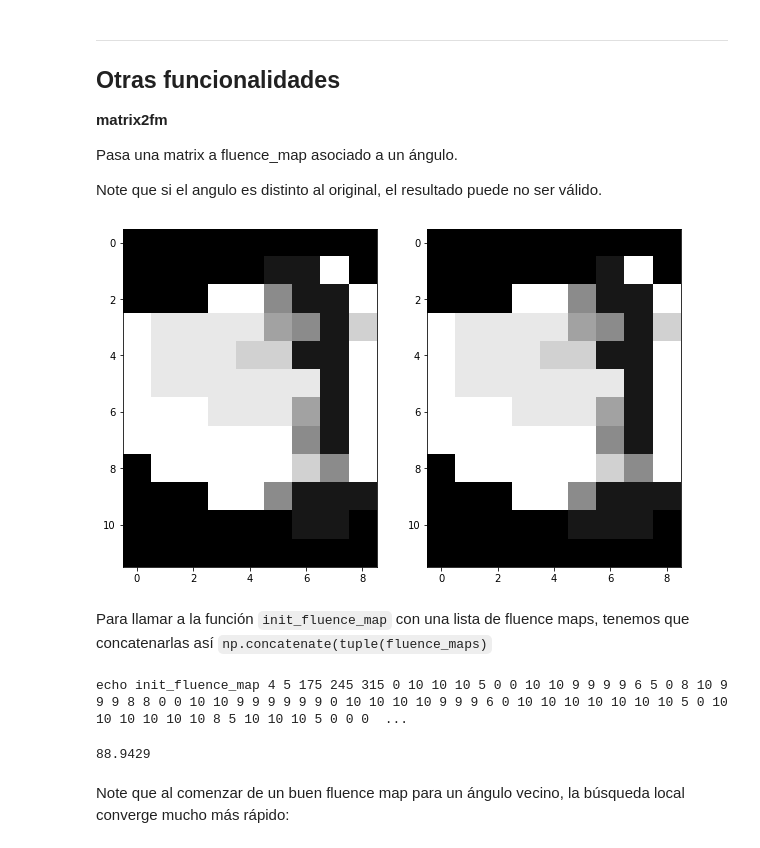
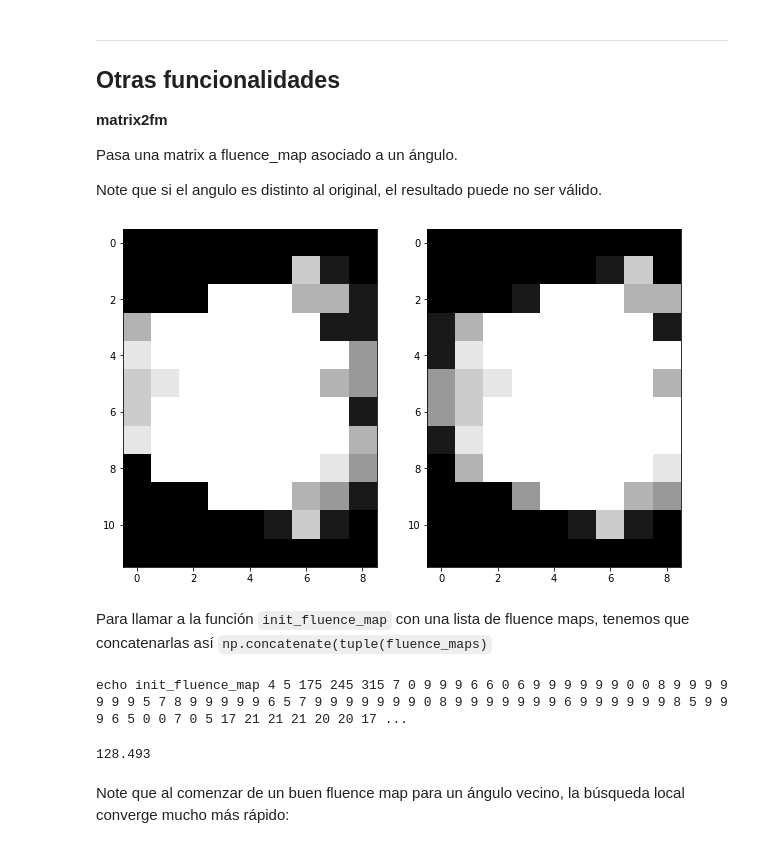
Before and after one commit to rilianx/Research, a Jupyter notebook: imrt_bao/tutorial.ipynb, the cells around one changed output. Cells and saved outputs as stored; diff of their text form; code cells hidden in the pictures.

```diff
--- a/imrt_bao/tutorial.ipynb
+++ b/imrt_bao/tutorial.ipynb
@@ -170,27 +169,27 @@ Note que si el angulo es distinto al original, el resultado puede no ser válido
 # %%
 fig=plt.figure(figsize=(10, 10))
 
 
-array = instance.fm2matrix(fm[0],0)
+Y = instance.fm2matrix(fm[0],5)
 fig.add_subplot(1, 2, 1)
 plt.imshow(array,cmap='gray')
 
-fm_new = instance.matrix2fm(Y, 5) # ángulo original es 0 y cambió a 5
+fm_new = instance.matrix2fm(Y, 0) # ángulo original es 0 y cambió a 5
 fm[0] = fm_new
 array = instance.fm2matrix(fm_new,5)
 fig.add_subplot(1, 2, 2)
 plt.imshow(array,cmap='gray')
 
 plt.show()
 # %% [output]
-[figure, old version]
+[figure, new version]
 # %% [markdown]
 Para llamar a la función `init_fluence_map` con una lista de fluence maps, tenemos que concatenarlas así `np.concatenate(tuple(fluence_maps)`
 # %%
 instance.init_fluence_map(np.concatenate(tuple(fm)), bac=[5, 175, 245, 315])
 # %% [output]
-echo init_fluence_map 4 5 175 245 315 0 10 10 10 5 0 0 10 10 9 9 9 9 6 5 0 8 10 9 9 9 8 8 0 0 10 10 9 9 9 9 9 9 0 10 10 10 10 9 9 9 6 0 10 10 10 10 10 10 10 5 0 10 10 10 10 10 10 8 5 10 10 10 5 0 0 0  ...
+echo init_fluence_map 4 5 175 245 315 7 0 9 9 9 6 6 0 6 9 9 9 9 9 9 0 0 8 9 9 9 9 9 9 9 5 7 8 9 9 9 9 9 6 5 7 9 9 9 9 9 9 9 0 8 9 9 9 9 9 9 9 6 9 9 9 9 9 9 8 5 9 9 9 6 5 0 0 7 0 5 17 21 21 21 20 20 17 ...
-88.9429
+128.493
 # %% [markdown]
 Note que al comenzar de un buen fluence map para un ángulo vecino, la búsqueda local converge mucho más rápido:
 # %%
```
Also changed, not shown: parts of 6 cells of this notebook, 1 other file.
